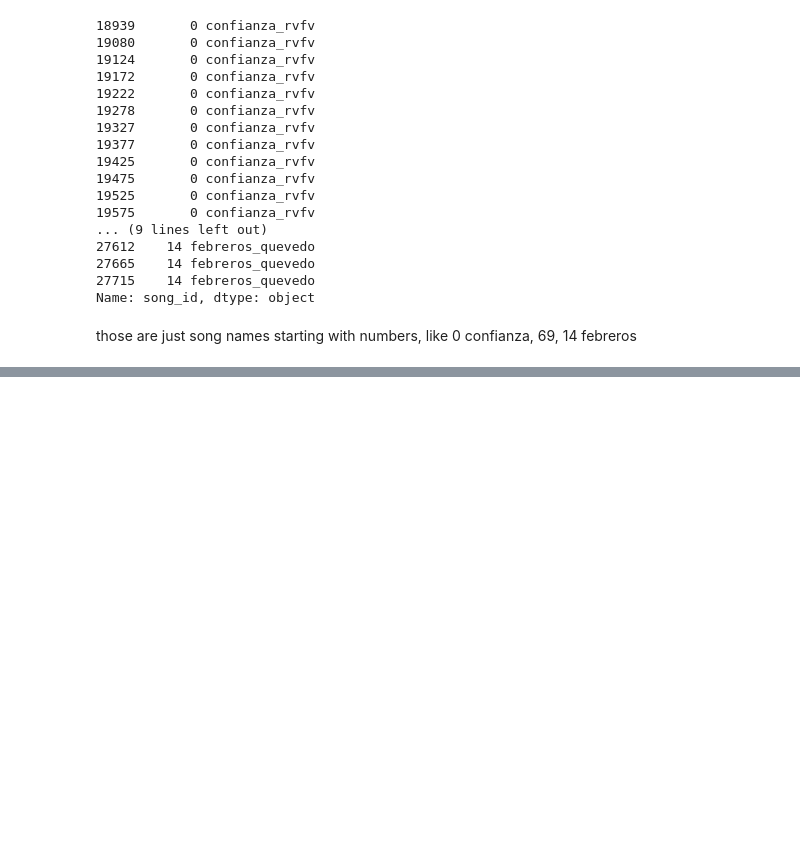
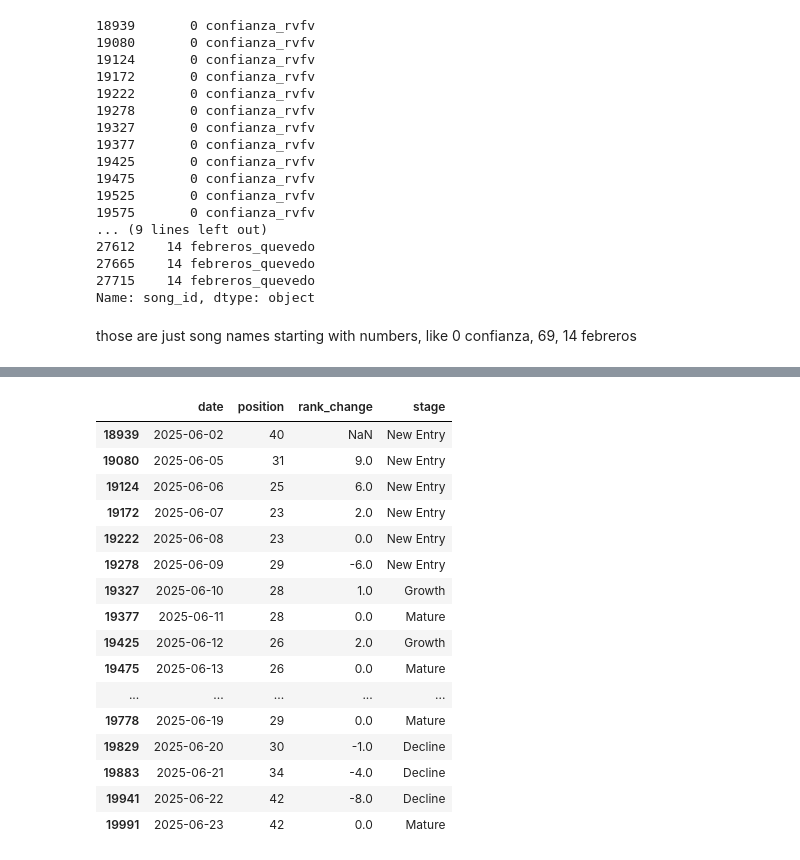
Before and after one commit to ruhaanizm/spaintopfifty, a Jupyter notebook: eda.ipynb, the cells around one changed output, grey strips where cells are left out. Saved outputs shown, nothing was run; the diff lists cells and outputs as text; code cells hidden in the pictures; blank space fills up the shorter version.

```diff
--- a/eda.ipynb
+++ b/eda.ipynb
@@ -207,0 +230,3 @@ lifecycle_df.to_csv("data/processed/lifecycle_data.csv", index=False)
+# %%
+df['prev_position'] = df.groupby('song_id')['position'].shift(1)
+df['rank_change'] = df['prev_position'] - df['position']
@@ -207,0 +242,8 @@ lifecycle_df.to_csv("data/processed/lifecycle_data.csv", index=False)
+# %%
+df['stage'] = 'Other'  # default
+
+df.loc[df['days_since_entry'] <= 7, 'stage'] = 'New Entry'
+# %%
+# if song in top 10
+
+df.loc[df['position'] <= 10, 'stage'] = 'Peak'
@@ -207,0 +263,4 @@ lifecycle_df.to_csv("data/processed/lifecycle_data.csv", index=False)
+# %%
+# song reached maturity
+
+df.loc[df['stage'] == 'Other', 'stage'] = 'Mature'
@@ -207,0 +277,22 @@ lifecycle_df.to_csv("data/processed/lifecycle_data.csv", index=False)
+# %%
+df[df['song_id'] == df['song_id'].iloc[0]][
+    ['date', 'position', 'rank_change', 'stage']
+]
+# %% [output]
+|  | date | position | rank_change | stage |
+| 18939 | 2025-06-02 | 40 | NaN | New Entry |
+| 19080 | 2025-06-05 | 31 | 9.0 | New Entry |
+| 19124 | 2025-06-06 | 25 | 6.0 | New Entry |
+| 19172 | 2025-06-07 | 23 | 2.0 | New Entry |
+| 19222 | 2025-06-08 | 23 | 0.0 | New Entry |
+| 19278 | 2025-06-09 | 29 | -6.0 | New Entry |
+| 19327 | 2025-06-10 | 28 | 1.0 | Growth |
+| 19377 | 2025-06-11 | 28 | 0.0 | Mature |
+| 19425 | 2025-06-12 | 26 | 2.0 | Growth |
+| 19475 | 2025-06-13 | 26 | 0.0 | Mature |
+| ... | ... | ... | ... | ... |
+| 19778 | 2025-06-19 | 29 | 0.0 | Mature |
+| 19829 | 2025-06-20 | 30 | -1.0 | Decline |
+| 19883 | 2025-06-21 | 34 | -4.0 | Decline |
+| 19941 | 2025-06-22 | 42 | -8.0 | Decline |
+| 19991 | 2025-06-23 | 42 | 0.0 | Mature |
```
Also changed, not shown: parts of 26 cells of this notebook, 3 other files.
